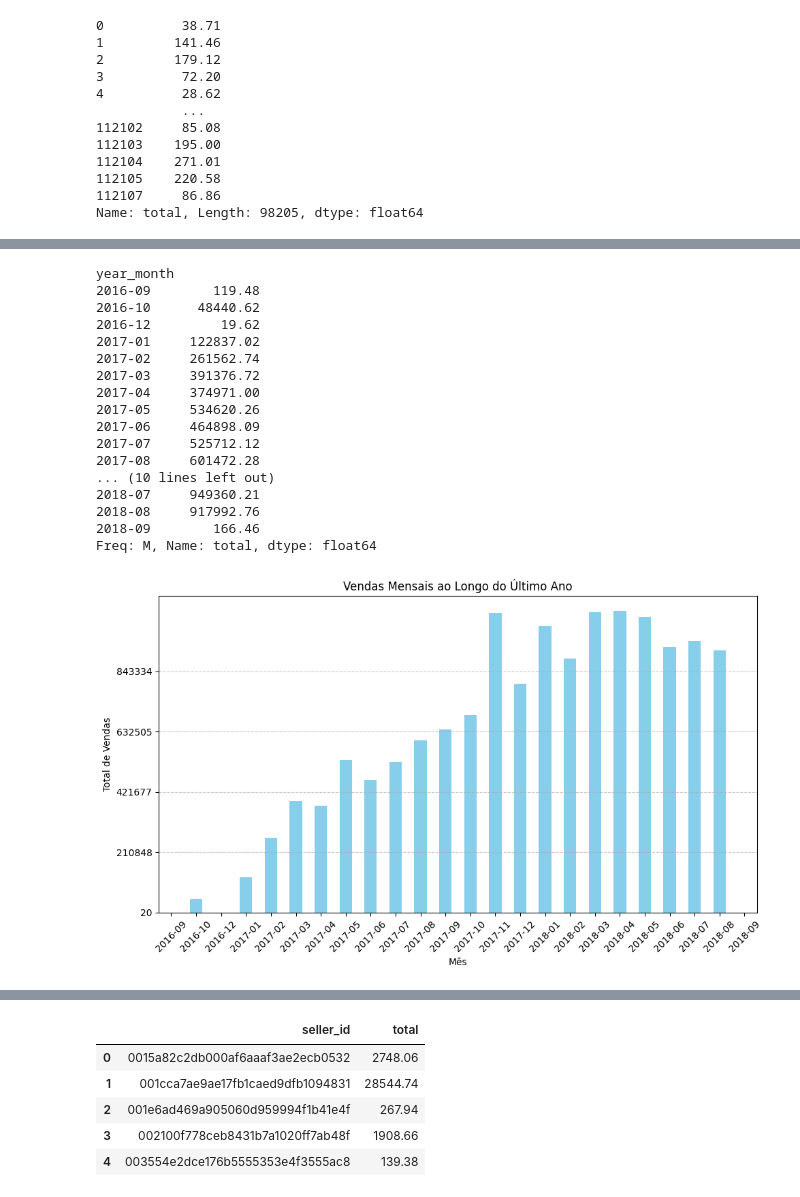
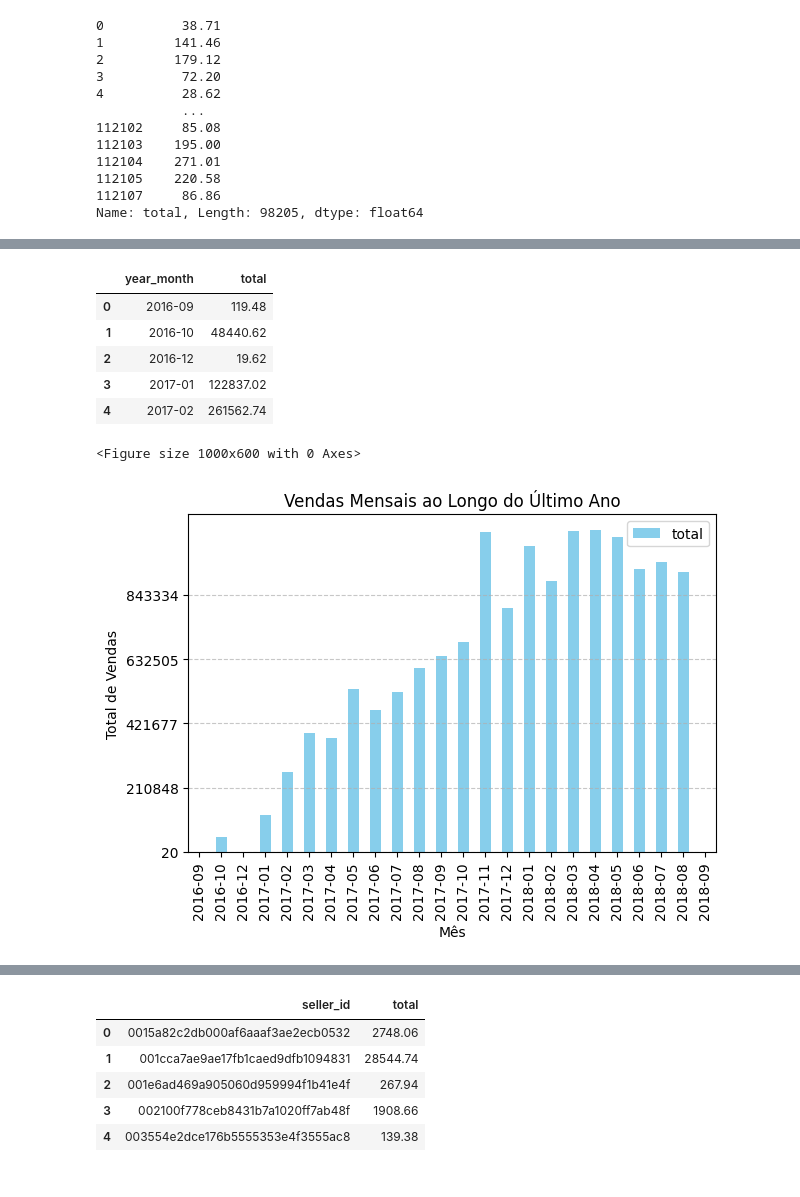
Before and after one commit to RafeuLopo/Kaggle_Analysis, a Jupyter notebook: Olist_Analysis.ipynb, the cells around one changed output, grey strips where cells are left out. Saved outputs shown, nothing was run; the diff lists cells and outputs as text; code cells hidden in the pictures.

```diff
--- a/Olist_Analysis.ipynb
+++ b/Olist_Analysis.ipynb
@@ -7,3 +35,33 @@ import numpy as np
+# %%
+def min_max (dataset, coluna):
+    max_value = dataset[coluna].max()
+    min_value = dataset[coluna].min()
+    interval = (max_value - min_value) / 5
+
+    return max_value, min_value, interval
+
+
+def group_sum(dataset, coluna1, coluna2):
+    novo = dataset.groupby(coluna1)[coluna2].sum()
+    novo = novo.reset_index()
+
+    return novo
+
+
+def group_unique(dataset, coluna1, coluna2):
+    novo = dataset.groupby(coluna1)[coluna2].nunique()
+    novo = novo.reset_index()
+
+    return novo
+
+
+def top_bottom(dataset, coluna, inicio, fim):
+    dataset_sorted = dataset.sort_values(by=coluna, ascending=False)
+    top = dataset_sorted.head(inicio)
+    bottom = dataset_sorted.tail(fim)
+
+    dataset_result = pd.concat([top, bottom])
+    return dataset_result
 # %% [markdown]
 Carregando os datasets necessários para a resposta
 # %%
@@ -168,21 +245,10 @@ Name: total, Length: 98205, dtype: float64
 # %%
-monthly_sales = orders_price.groupby('year_month')['total'].sum()
-monthly_sales
+monthly_sales = group_sum(orders_price, coluna1='year_month', coluna2='total')
+monthly_sales.head()
 # %% [output]
-year_month
-2016-09        119.48
-2016-10      48440.62
-2016-12         19.62
-2017-01     122837.02
-2017-02     261562.74
-2017-03     391376.72
-2017-04     374971.00
-2017-05     534620.26
-2017-06     464898.09
-2017-07     525712.12
-2017-08     601472.28
-... (10 lines left out)
-2018-07     949360.21
-2018-08     917992.76
-2018-09        166.46
-Freq: M, Name: total, dtype: float64
+|  | year_month | total |
+| 0 | 2016-09 | 119.48 |
+| 1 | 2016-10 | 48440.62 |
+| 2 | 2016-12 | 19.62 |
+| 3 | 2017-01 | 122837.02 |
+| 4 | 2017-02 | 261562.74 |
@@ -193,16 +255,19 @@ interval = (max_value - min_value) / 5
+# %%
+max_value, min_value, interval = min_max(monthly_sales, 'total')
 # %%
 plt.figure(figsize=(10, 6))
-monthly_sales.plot(kind='bar', color='skyblue')
+monthly_sales.plot(kind='bar', color='skyblue', x='year_month')
 plt.title('Vendas Mensais ao Longo do Último Ano')
 plt.xlabel('Mês')
 plt.ylabel('Total de Vendas')
 plt.yticks(np.arange(min_value, max_value, interval))
-plt.xticks(rotation=45)
+plt.xticks(rotation=90)
 plt.grid(axis='y', linestyle='--', alpha=0.7)
 plt.tight_layout()
 plt.show()
 # %% [output]
+<Figure size 1000x600 with 0 Axes>
-[figure, old version]
+[figure, new version]
 # %%
 order_seller = sellers.merge(order_items, on='seller_id')
 order_seller.head()
```
Also changed, not shown: parts of 52 cells of this notebook.
